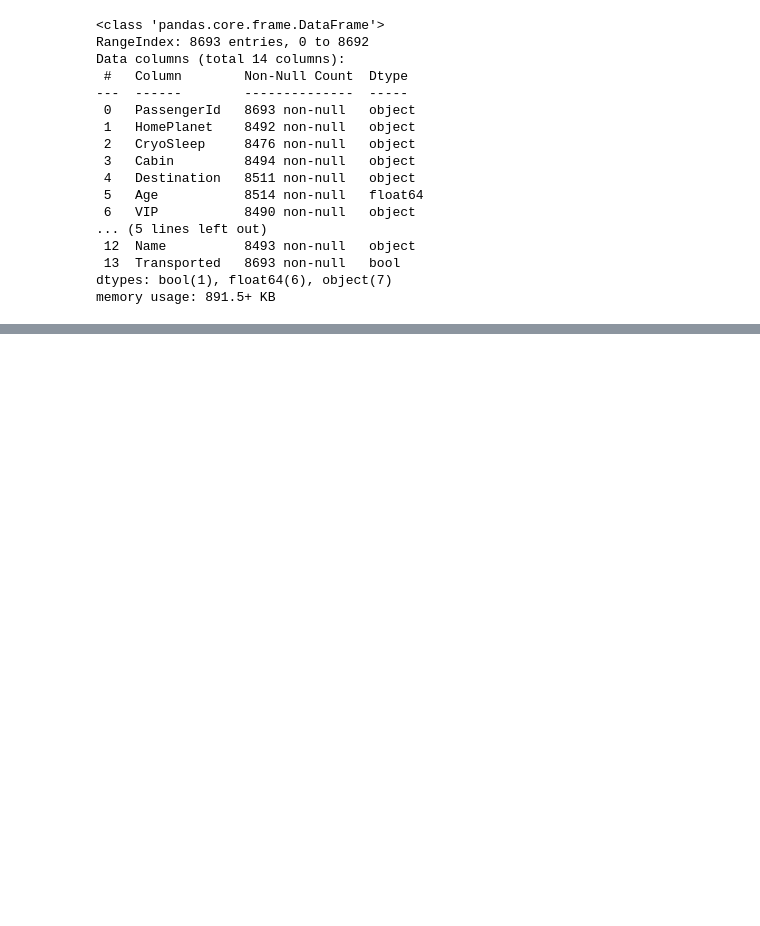
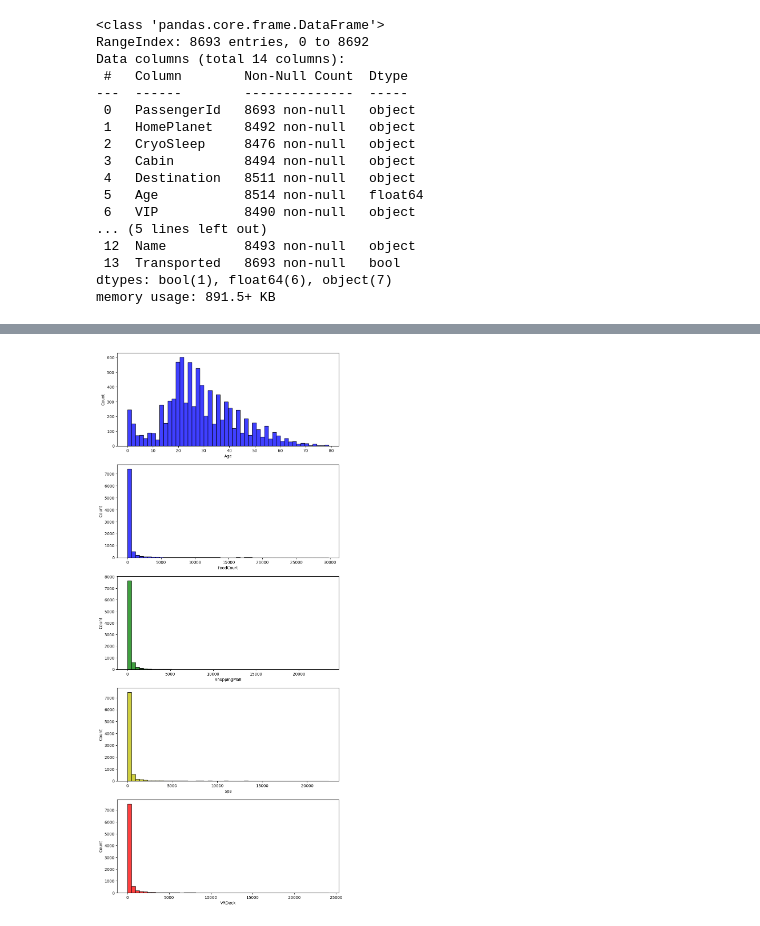
Before and after one commit to eeroak/KaggleCompsPublic, a Jupyter notebook: spaceship-titanic.ipynb, the cells around one changed output, grey strips where cells are left out. Saved outputs shown, nothing was run; the diff lists cells and outputs as text; code cells hidden in the pictures; blank space fills up the shorter version.

```diff
--- a/spaceship-titanic.ipynb
+++ b/spaceship-titanic.ipynb
@@ -88,0 +144,11 @@ memory usage: 891.5+ KB
+# %%
+fig, ax = plt.subplots(5,1,  figsize=(10, 10))
+plt.subplots_adjust(top = 2)
+
+sns.histplot(train['Age'], color='b', bins=50, ax=ax[0]);
+sns.histplot(train['FoodCourt'], color='b', bins=50, ax=ax[1]);
+sns.histplot(train['ShoppingMall'], color='g', bins=50, ax=ax[2]);
+sns.histplot(train['Spa'], color='y', bins=50, ax=ax[3]);
+sns.histplot(train['VRDeck'], color='r', bins=50, ax=ax[4]);
+# %% [output]
+[figure, added]
```
Also changed, not shown: parts of 16 cells of this notebook.
